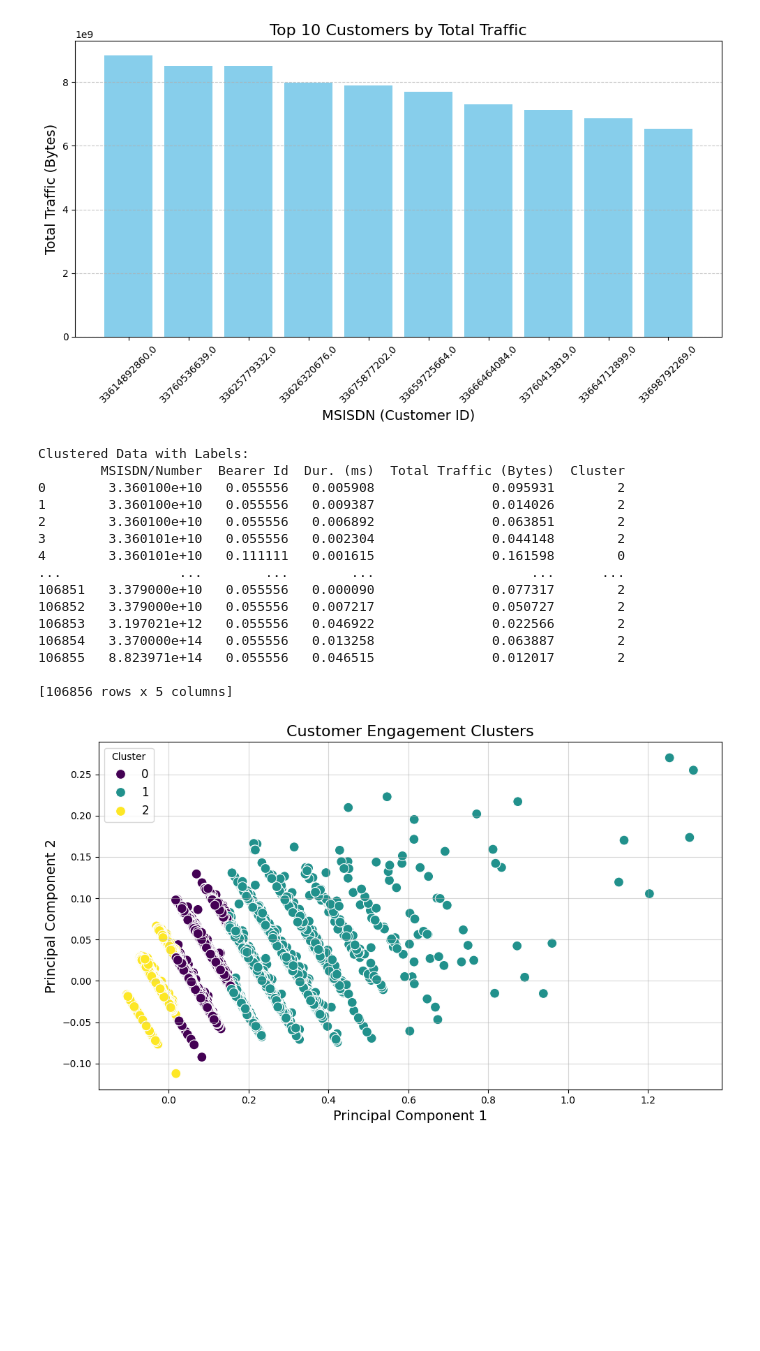
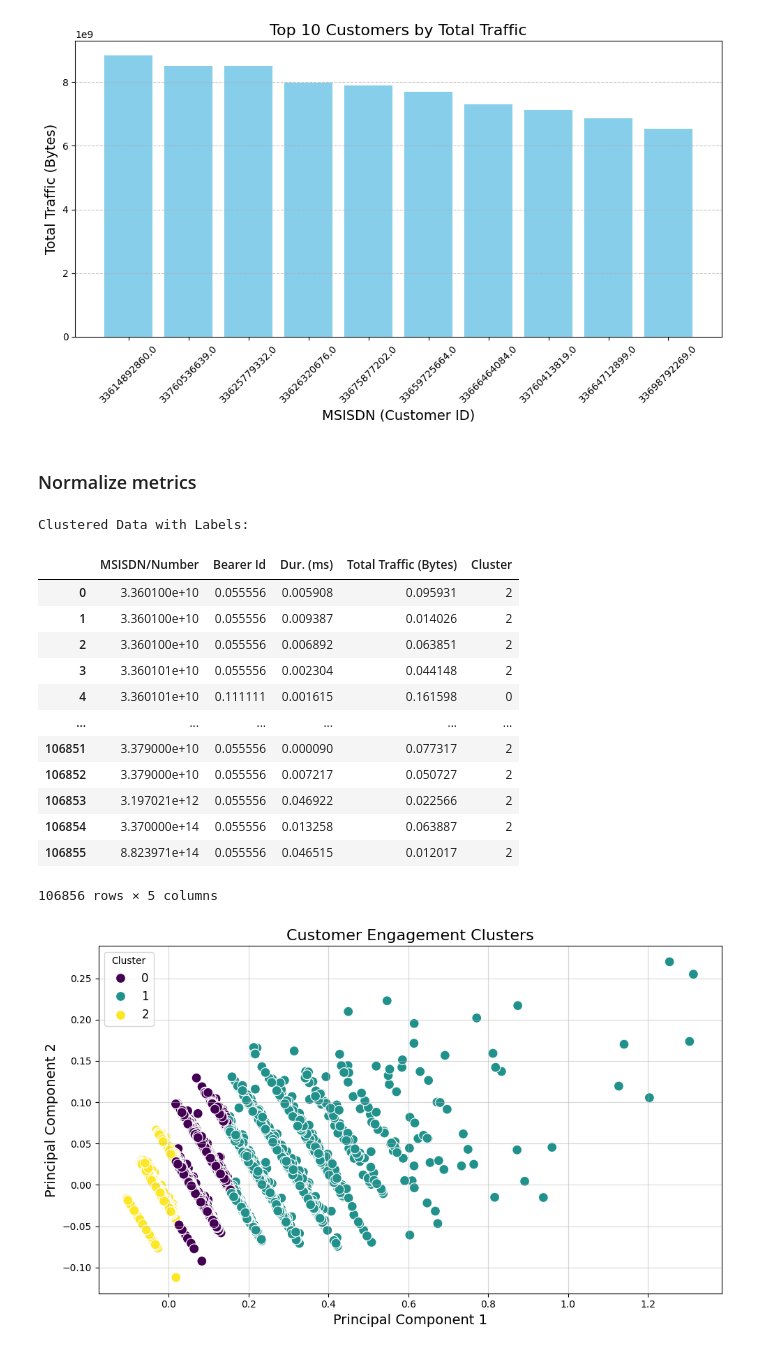
Before and after one commit to Azazh/Telecom-Profitability-Analysis-and-Strategic-Growth-Assessment, a Jupyter notebook: notebooks/telecom_user_engagement_analysis.ipynb, the cells around one changed output. Saved outputs shown, nothing was run; the diff lists cells and outputs as text; code cells hidden in the pictures; blank space fills up the shorter version.

```diff
--- a/notebooks/telecom_user_engagement_analysis.ipynb
+++ b/notebooks/telecom_user_engagement_analysis.ipynb
@@ -60,33 +88,34 @@ engagement_analysis.plot_top_customers('Total Traffic (Bytes)', 'Top 10 Customer
 [figure]
 [figure]
 [figure]
+# %% [markdown]
+###  Normalize metrics
 # %%
 # Normalize metrics
 engagement_analysis.normalize_metrics()
 
 # Run K-means clustering
 engagement_analysis.run_kmeans(n_clusters=3)
 
 # Print results
 print("Clustered Data with Labels:")
-print(engagement_analysis.normalized_data[['MSISDN/Number', 'Bearer Id', 'Dur. (ms)', 'Total Traffic (Bytes)', 'Cluster']])
+display(engagement_analysis.normalized_data[['MSISDN/Number', 'Bearer Id', 'Dur. (ms)', 'Total Traffic (Bytes)', 'Cluster']])
 
 # Visualize the clusters
 engagement_analysis.plot_clusters()
 # %% [output]
 Clustered Data with Labels:
-        MSISDN/Number  Bearer Id  Dur. (ms)  Total Traffic (Bytes)  Cluster
-0        3.360100e+10   0.055556   0.005908               0.095931        2
-1        3.360100e+10   0.055556   0.009387               0.014026        2
-2        3.360100e+10   0.055556   0.006892               0.063851        2
-3        3.360101e+10   0.055556   0.002304               0.044148        2
-4        3.360101e+10   0.111111   0.001615               0.161598        0
-...               ...        ...        ...                    ...      ...
-106851   3.379000e+10   0.055556   0.000090               0.077317        2
-106852   3.379000e+10   0.055556   0.007217               0.050727        2
-106853   3.197021e+12   0.055556   0.046922               0.022566        2
-106854   3.370000e+14   0.055556   0.013258               0.063887        2
-106855   8.823971e+14   0.055556   0.046515               0.012017        2
-
-[106856 rows x 5 columns]
+|  | MSISDN/Number | Bearer Id | Dur. (ms) | Total Traffic (Bytes) | Cluster |
+| 0 | 3.360100e+10 | 0.055556 | 0.005908 | 0.095931 | 2 |
+| 1 | 3.360100e+10 | 0.055556 | 0.009387 | 0.014026 | 2 |
+| 2 | 3.360100e+10 | 0.055556 | 0.006892 | 0.063851 | 2 |
+| 3 | 3.360101e+10 | 0.055556 | 0.002304 | 0.044148 | 2 |
+| 4 | 3.360101e+10 | 0.111111 | 0.001615 | 0.161598 | 0 |
+| ... | ... | ... | ... | ... | ... |
+| 106851 | 3.379000e+10 | 0.055556 | 0.000090 | 0.077317 | 2 |
+| 106852 | 3.379000e+10 | 0.055556 | 0.007217 | 0.050727 | 2 |
+| 106853 | 3.197021e+12 | 0.055556 | 0.046922 | 0.022566 | 2 |
+| 106854 | 3.370000e+14 | 0.055556 | 0.013258 | 0.063887 | 2 |
+| 106855 | 8.823971e+14 | 0.055556 | 0.046515 | 0.012017 | 2 |
+106856 rows × 5 columns
 [figure]
```
Also changed, not shown: parts of 22 cells of this notebook, 14 other files.
